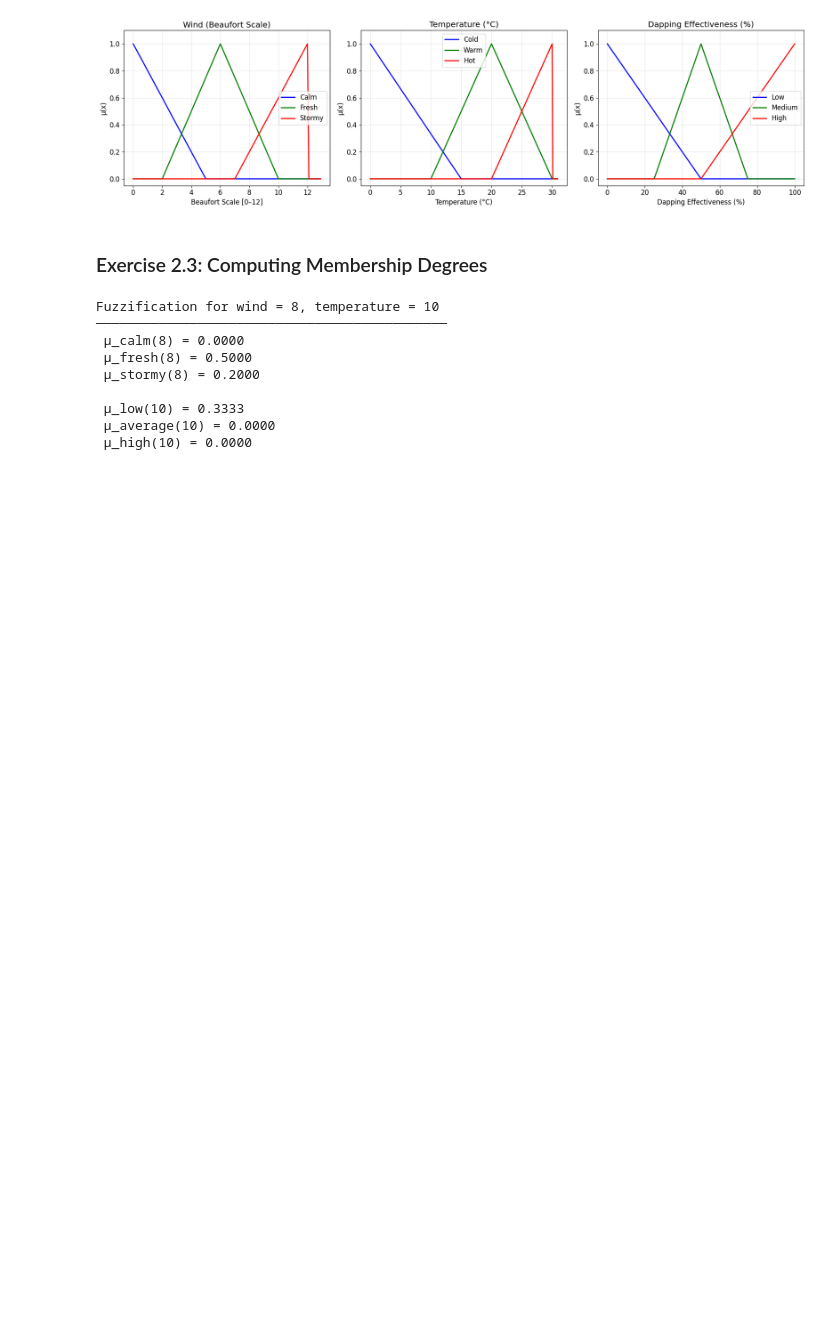
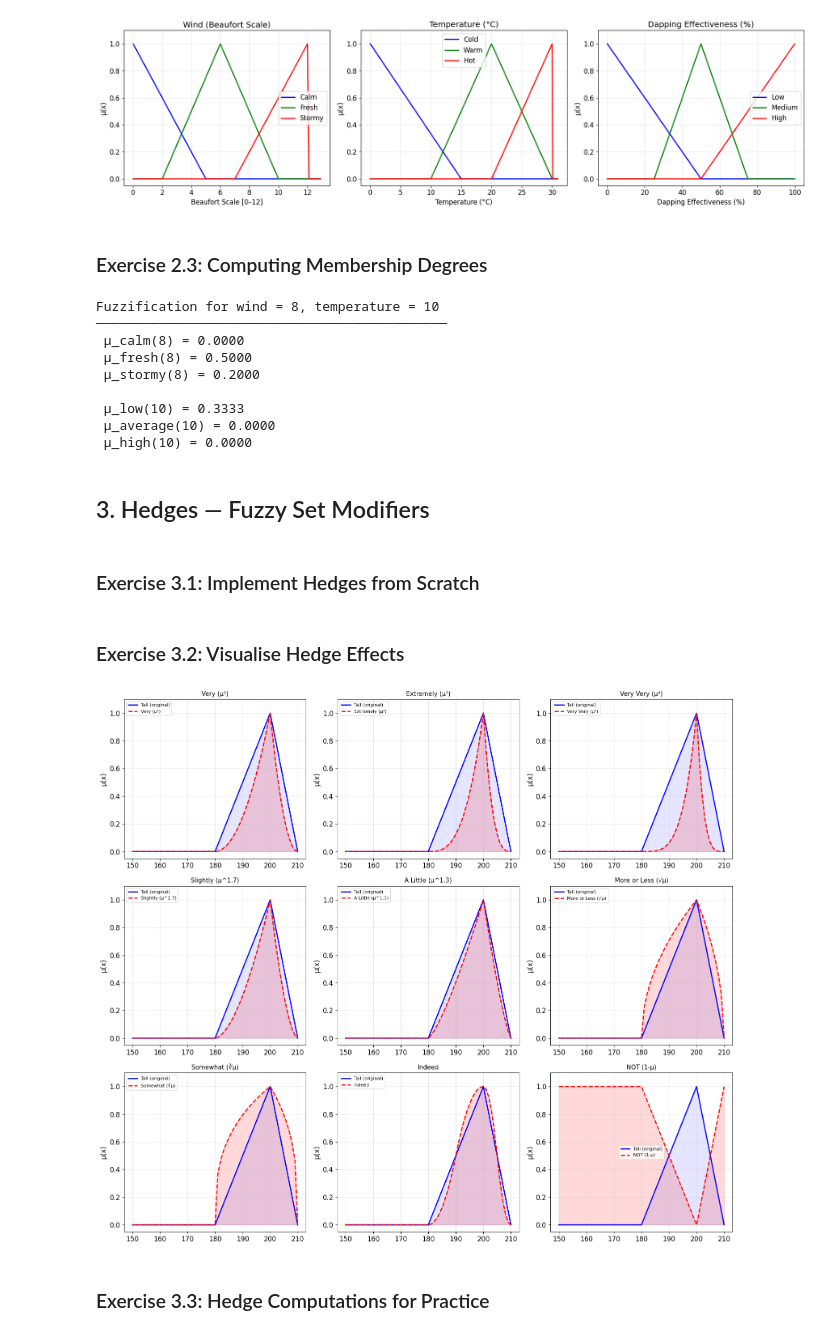
Before and after one commit to KyryloKozlovskyi/AI-Lab-4, a Jupyter notebook: problems.ipynb, the cells around one changed output. Cells and saved outputs as stored; diff of their text form; code cells hidden in the pictures; blank space fills up the shorter version.

```diff
--- a/problems.ipynb
+++ b/problems.ipynb
@@ -215,3 +215,7 @@ Fuzzification for wind = 8, temperature = 10
  μ_low(10) = 0.3333
  μ_average(10) = 0.0000
  μ_high(10) = 0.0000
+# %% [markdown]
+## 3. Hedges — Fuzzy Set Modifiers
+# %% [markdown]
+### Exercise 3.1: Implement Hedges from Scratch
@@ -217,0 +269,37 @@ Fuzzification for wind = 8, temperature = 10
+# %% [markdown]
+### Exercise 3.2: Visualise Hedge Effects
+# %%
+x_height = np.arange(150, 211, 1)
+tall = fuzz.trimf(x_height, [180, 200, 210])
+
+hedges = {
+    "Very (μ²)": hedge_very,
+    "Extremely (μ³)": hedge_extremely,
+    "Very Very (μ⁴)": hedge_very_very,
+    "Slightly (μ^1.7)": hedge_slightly,
+    "A Little (μ^1.3)": hedge_a_little,
+    "More or Less (√μ)": hedge_more_or_less,
+    "Somewhat (∛μ)": hedge_somewhat,
+    "Indeed": hedge_indeed,
+    "NOT (1-μ)": hedge_not,
+}
+
+fig, axes = plt.subplots(3, 3, figsize=(16, 14))
+
+for ax, (name, func) in zip(axes.flat, hedges.items()):
+    hedged = func(tall)
+    ax.plot(x_height, tall, "b-", linewidth=2, label="Tall (original)")
+    ax.plot(x_height, hedged, "r--", linewidth=2, label=name)
+    ax.fill_between(x_height, tall, alpha=0.1, color="blue")
+    ax.fill_between(x_height, hedged, alpha=0.15, color="red")
+    ax.set_title(name, fontsize=11)
+    ax.set_ylabel("μ(x)")
+    ax.set_ylim(-0.05, 1.1)
+    ax.legend(fontsize=8)
+
+plt.tight_layout()
+plt.show()
+# %% [output]
+[figure, added]
+# %% [markdown]
+### Exercise 3.3: Hedge Computations for Practice
```
Also changed, not shown: parts of 2 cells of this notebook.
